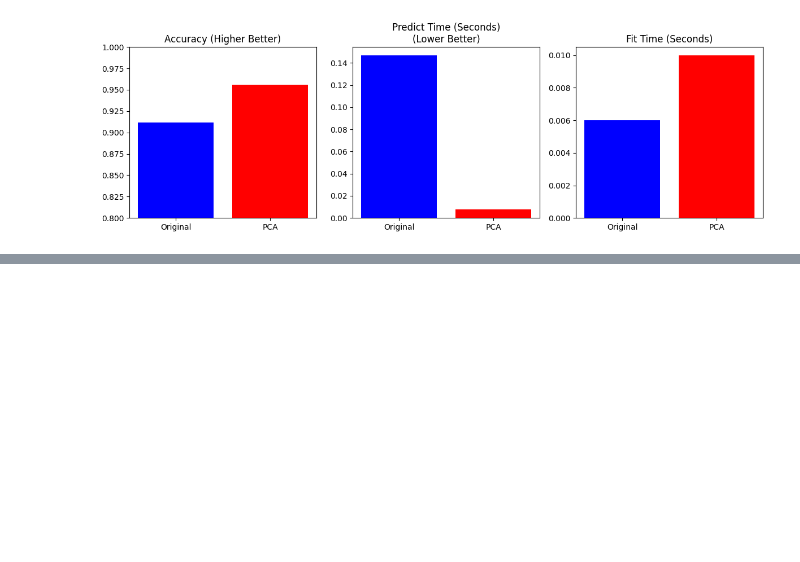
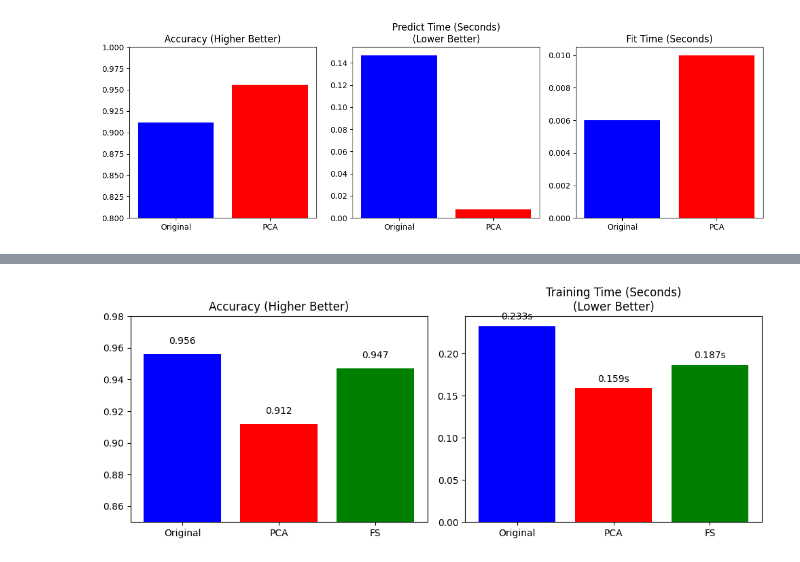
Before and after one commit to Rezarsa82/feature-optimization-impact, a Jupyter notebook: feature_optimization.ipynb, the cells around one changed output, grey strips where cells are left out. Drawn from its saved outputs; the diff is of its cells as text; code cells hidden in the pictures; blank space fills up the shorter version.

```diff
--- a/feature_optimization.ipynb
+++ b/feature_optimization.ipynb
@@ -588,0 +654,26 @@ plt.show()
+# %%
+methods = ['Original', 'PCA', 'FS']
+accuracy = [0.956, 0.912, 0.947]
+times = [0.233, 0.159, 0.187]
+
+plt.figure(figsize=(10, 4))
+
+plt.subplot(1, 2, 1)
+bars1 = plt.bar(methods, accuracy, color=['blue', 'red', 'green'])
+plt.title('Accuracy (Higher Better)')
+plt.ylim(0.85, 0.98)
+for bar, acc in zip(bars1, accuracy):
+    plt.text(bar.get_x() + bar.get_width()/2, bar.get_height() + 0.005, f'{acc:.3f}',
+             ha='center', va='bottom')
+
+plt.subplot(1, 2, 2)
+bars2 = plt.bar(methods, times, color=['blue', 'red', 'green'])
+plt.title('Training Time (Seconds)\n(Lower Better)')
+for bar, t in zip(bars2, times):
+    plt.text(bar.get_x() + bar.get_width()/2, bar.get_height() + 0.005, f'{t:.3f}s',
+             ha='center', va='bottom')
+
+plt.tight_layout()
+plt.show()
+# %% [output]
+[figure, added]
```
Also changed, not shown: parts of 1 cell of this notebook.
